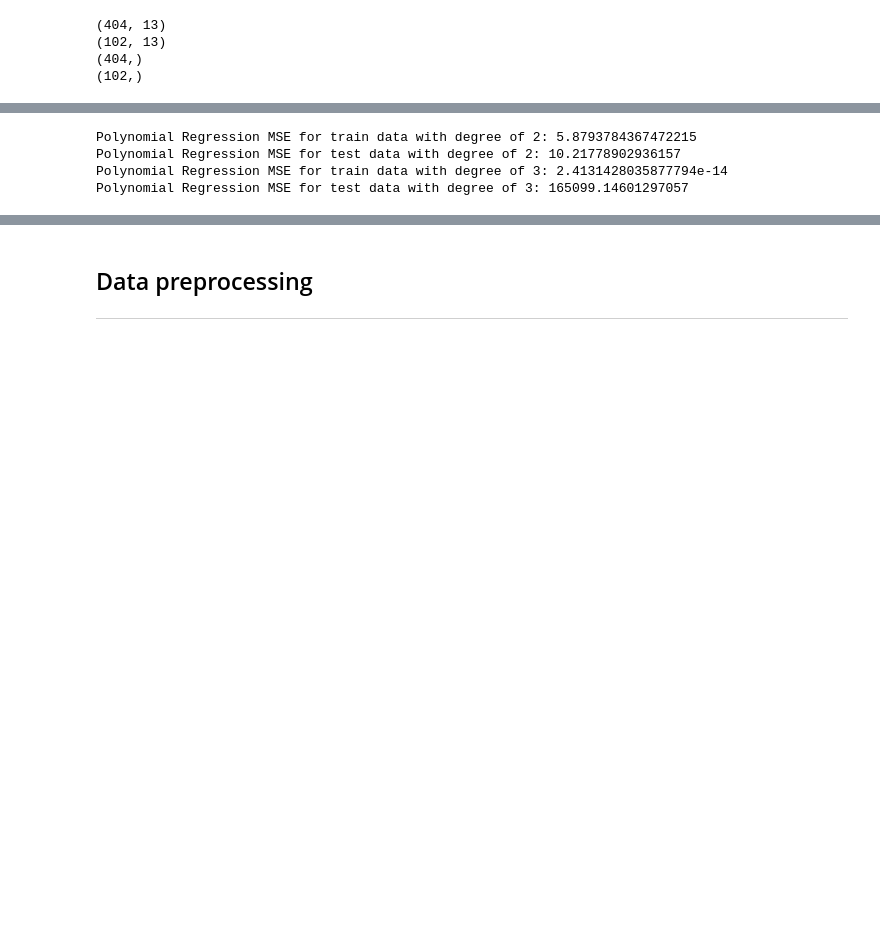
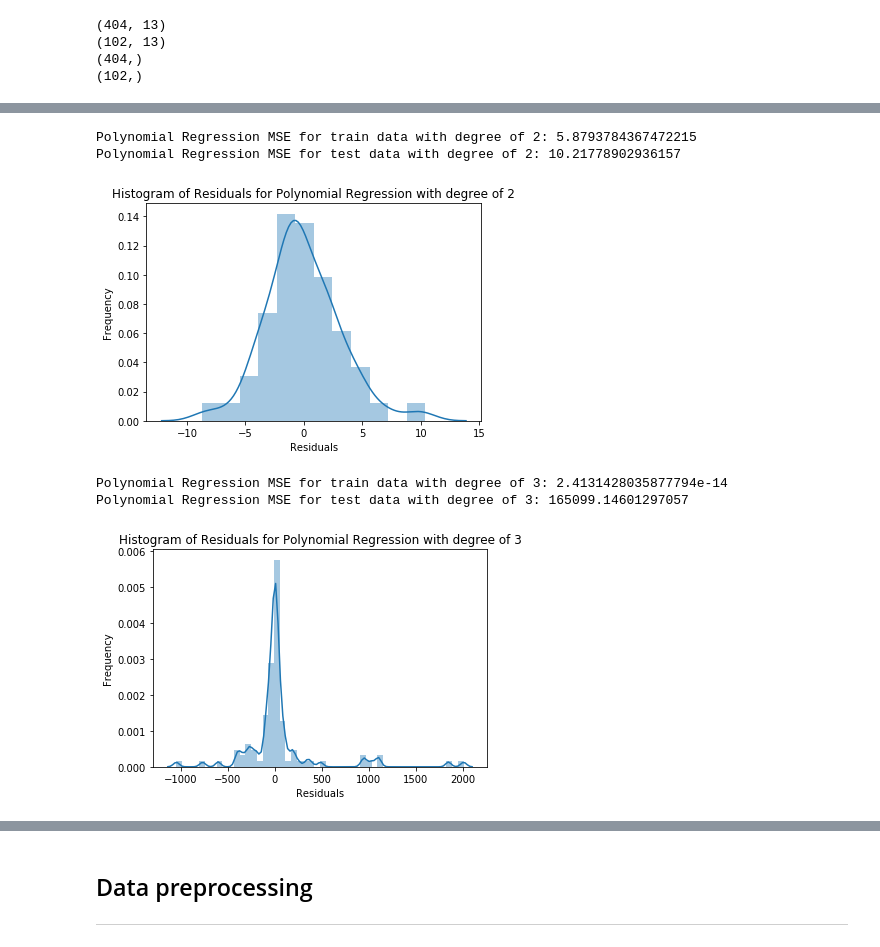
Before and after one commit to Victoria-Qiao/Boston_House_Prices_Modeling, a Jupyter notebook: data_analysis.ipynb, the cells around one changed output, grey strips where cells are left out. Cells and saved outputs as stored; diff of their text form; code cells hidden in the pictures; blank space fills up the shorter version.

```diff
--- a/data_analysis.ipynb
+++ b/data_analysis.ipynb
@@ -140,30 +148,38 @@ Linear Regresson MSE for test data: 20.869292183770494
 # %%
 # polynomial regression
 from sklearn.preprocessing import PolynomialFeatures
 
 def create_polynomial_regression_model(degree, X_train, Y_train, X_test, Y_test):
     "Creates a polynomial regression model for the given degree"
     poly_features = PolynomialFeatures(degree=degree)
 
     X_train_poly = poly_features.fit_transform(X_train)
 
     poly_model = LinearRegression()
     poly_model.fit(X_train_poly, Y_train)
 
     y_train_predict = poly_model.predict(X_train_poly)
     y_test_predict = poly_model.predict(poly_features.fit_transform(X_test))
 
     poly_mse_train = mean_squared_error(Y_train, y_train_predict)
     poly_mse_test = mean_squared_error(Y_test, y_test_predict)
     print(f'Polynomial Regression MSE for train data with degree of {degree}:', poly_mse_train)
     print(f'Polynomial Regression MSE for test data with degree of {degree}:', poly_mse_test)
+
+    sns.distplot(Y_test-y_test_predict)
+    plt.title(f"Histogram of Residuals for Polynomial Regression with degree of {degree}")
+    plt.xlabel("Residuals")
+    plt.ylabel("Frequency")
+    plt.show()
 create_polynomial_regression_model(2, Xori_train, Yori_train, Xori_test, Yori_test)
 create_polynomial_regression_model(3, Xori_train, Yori_train, Xori_test, Yori_test)
 # %% [output]
 Polynomial Regression MSE for train data with degree of 2: 5.8793784367472215
 Polynomial Regression MSE for test data with degree of 2: 10.21778902936157
-Polynomial Regression MSE for train data with degree of 3: 2.4131428035877794e-14
-Polynomial Regression MSE for test data with degree of 3: 165099.14601297057
+[figure, added]
+Polynomial Regression MSE for train data with degree of 3: 2.4131428035877794e-14
+Polynomial Regression MSE for test data with degree of 3: 165099.14601297057
+[figure, added]
 # %%
 # decision tree regression
 from sklearn.tree import DecisionTreeRegressor
```
Also changed, not shown: parts of 3 cells of this notebook.
